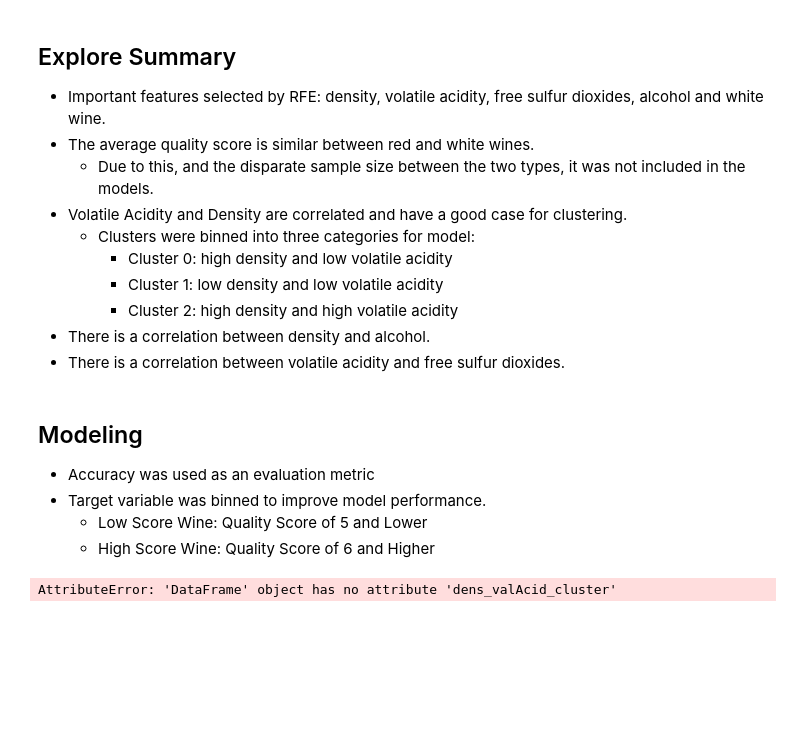
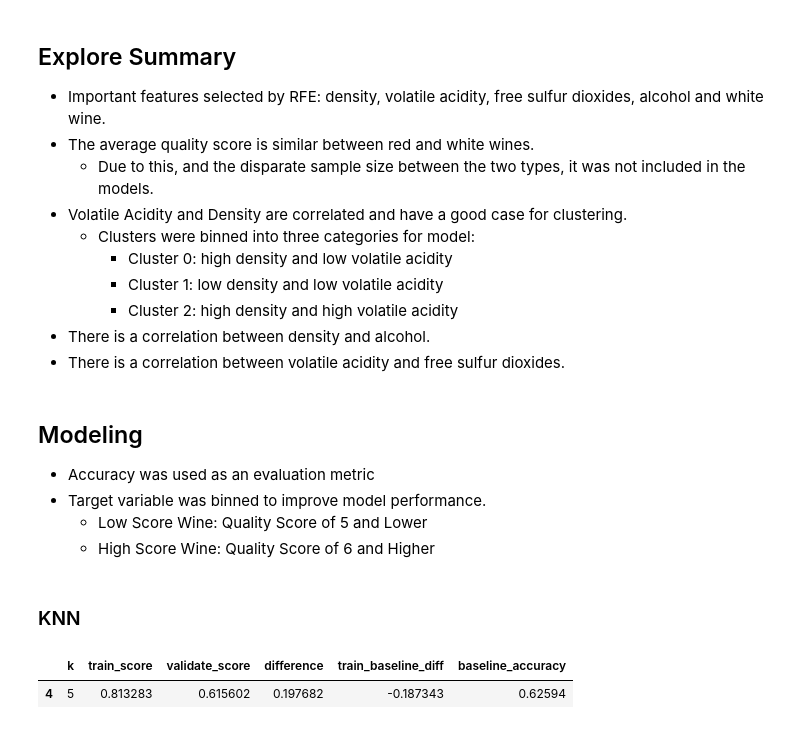
Before and after one commit to Codeup-Clustering-Project/wine_quality, a Jupyter notebook: final_report.ipynb, the cells around one changed output. Drawn from its saved outputs; the diff is of its cells as text; code cells hidden in the pictures; blank space fills up the shorter version.

```diff
--- a/final_report.ipynb
+++ b/final_report.ipynb
@@ -175,6 +181,4 @@ We reject the null hypothesis.
     * Low Score Wine: Quality Score of 5 and Lower
     * High Score Wine: Quality Score of 6 and Higher
 # %%
-train_scaled, validate_scaled, test_scaled = e.modeling_prep_and_baseline(train_scaled, validate_scaled, test_scaled)
+train_scaled, validate_scaled, test_scaled, xtrain, ytrain, xval, yval, xtest, ytest = e.modeling_prep(train_scaled, validate_scaled, test_scaled, feature_combinations, model_df, model_df2)
-# %% [output]
-AttributeError: 'DataFrame' object has no attribute 'dens_valAcid_cluster'
@@ -180,0 +188,10 @@ AttributeError: 'DataFrame' object has no attribute 'dens_valAcid_cluster'
+# %% [markdown]
+### KNN
+# %%
+knn_model_df = e.knn_model(xtrain, ytrain, xval, yval, baseline)
+
+# the best knn model
+knn_model_df[knn_model_df.k == 5]
+# %% [output]
+|  | k | train_score | validate_score | difference | train_baseline_diff | baseline_accuracy |
+| 4 | 5 | 0.813283 | 0.615602 | 0.197682 | -0.187343 | 0.62594 |
```
Also changed, not shown: parts of 16 cells of this notebook.
